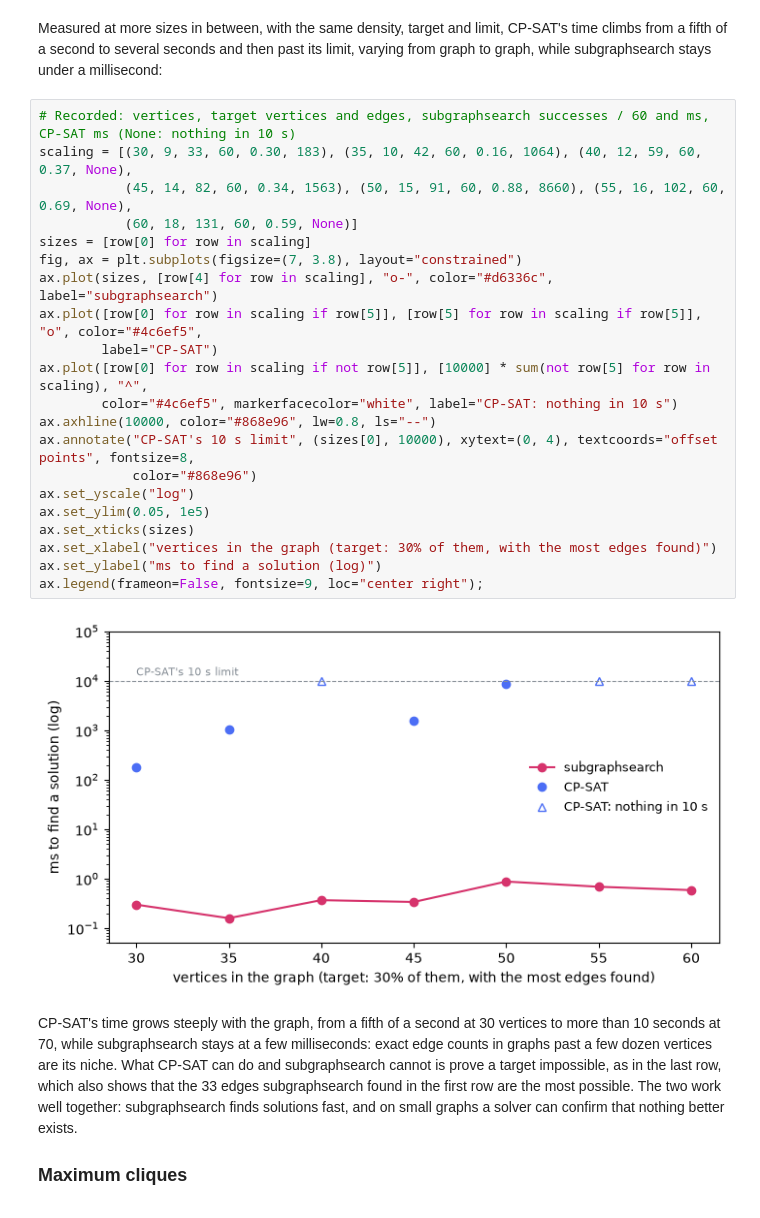
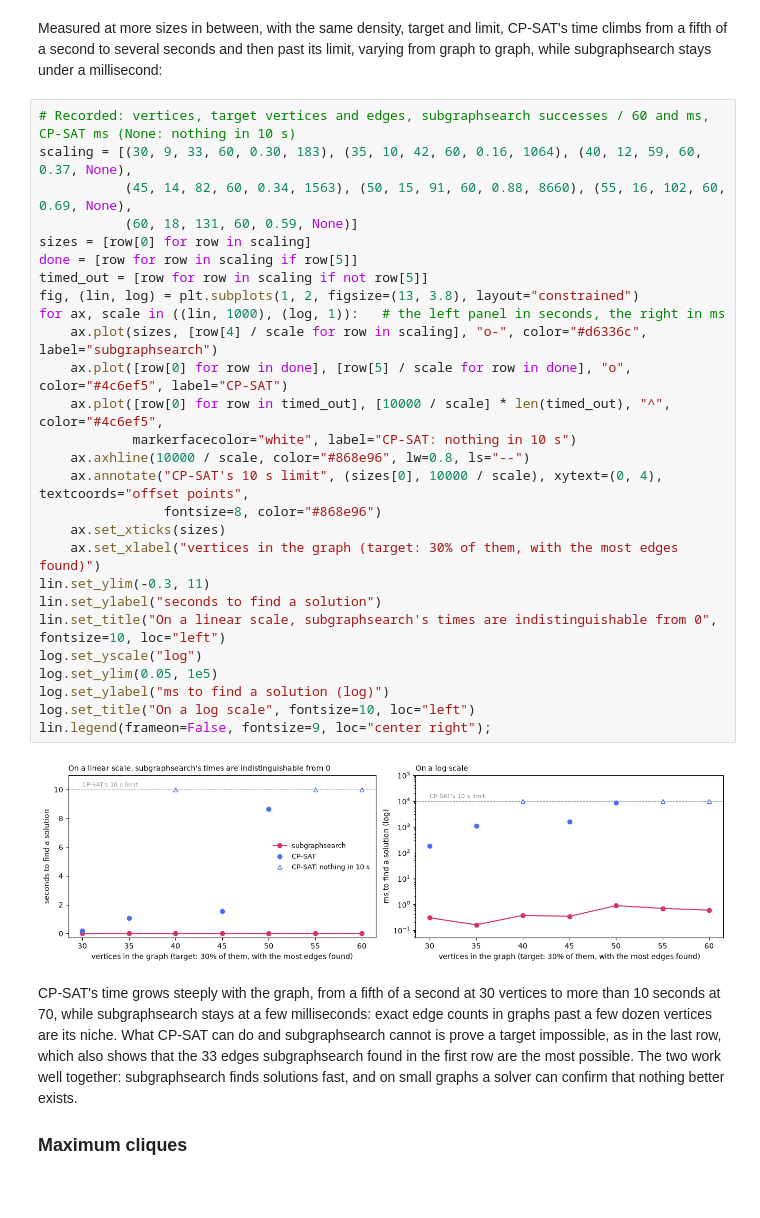
Before and after one commit to vglazer/subgraphsearch, a Jupyter notebook: examples/quickstart.ipynb, the cells around one changed output. Cells and saved outputs as stored; diff of their text form.

```diff
--- a/examples/quickstart.ipynb
+++ b/examples/quickstart.ipynb
@@ -290,26 +290,32 @@ under a millisecond:
 # %%
 # Recorded: vertices, target vertices and edges, subgraphsearch successes / 60 and ms, CP-SAT ms (None: nothing in 10 s)
 scaling = [(30, 9, 33, 60, 0.30, 183), (35, 10, 42, 60, 0.16, 1064), (40, 12, 59, 60, 0.37, None),
            (45, 14, 82, 60, 0.34, 1563), (50, 15, 91, 60, 0.88, 8660), (55, 16, 102, 60, 0.69, None),
            (60, 18, 131, 60, 0.59, None)]
 sizes = [row[0] for row in scaling]
-fig, ax = plt.subplots(figsize=(7, 3.8), layout="constrained")
-ax.plot(sizes, [row[4] for row in scaling], "o-", color="#d6336c", label="subgraphsearch")
-ax.plot([row[0] for row in scaling if row[5]], [row[5] for row in scaling if row[5]], "o", color="#4c6ef5",
-        label="CP-SAT")
-ax.plot([row[0] for row in scaling if not row[5]], [10000] * sum(not row[5] for row in scaling), "^",
-        color="#4c6ef5", markerfacecolor="white", label="CP-SAT: nothing in 10 s")
-ax.axhline(10000, color="#868e96", lw=0.8, ls="--")
-ax.annotate("CP-SAT's 10 s limit", (sizes[0], 10000), xytext=(0, 4), textcoords="offset points", fontsize=8,
-            color="#868e96")
-ax.set_yscale("log")
-ax.set_ylim(0.05, 1e5)
-ax.set_xticks(sizes)
-ax.set_xlabel("vertices in the graph (target: 30% of them, with the most edges found)")
-ax.set_ylabel("ms to find a solution (log)")
-ax.legend(frameon=False, fontsize=9, loc="center right");
+done = [row for row in scaling if row[5]]
+timed_out = [row for row in scaling if not row[5]]
+fig, (lin, log) = plt.subplots(1, 2, figsize=(13, 3.8), layout="constrained")
+for ax, scale in ((lin, 1000), (log, 1)):   # the left panel in seconds, the right in ms
+    ax.plot(sizes, [row[4] / scale for row in scaling], "o-", color="#d6336c", label="subgraphsearch")
+    ax.plot([row[0] for row in done], [row[5] / scale for row in done], "o", color="#4c6ef5", label="CP-SAT")
+    ax.plot([row[0] for row in timed_out], [10000 / scale] * len(timed_out), "^", color="#4c6ef5",
+            markerfacecolor="white", label="CP-SAT: nothing in 10 s")
+    ax.axhline(10000 / scale, color="#868e96", lw=0.8, ls="--")
+    ax.annotate("CP-SAT's 10 s limit", (sizes[0], 10000 / scale), xytext=(0, 4), textcoords="offset points",
+                fontsize=8, color="#868e96")
+    ax.set_xticks(sizes)
+    ax.set_xlabel("vertices in the graph (target: 30% of them, with the most edges found)")
+lin.set_ylim(-0.3, 11)
+lin.set_ylabel("seconds to find a solution")
+lin.set_title("On a linear scale, subgraphsearch's times are indistinguishable from 0", fontsize=10, loc="left")
+log.set_yscale("log")
+log.set_ylim(0.05, 1e5)
+log.set_ylabel("ms to find a solution (log)")
+log.set_title("On a log scale", fontsize=10, loc="left")
+lin.legend(frameon=False, fontsize=9, loc="center right");
 # %% [output]
-[figure, old version]
+[figure, new version]
 # %% [markdown]
 CP-SAT's time grows steeply with the graph, from a fifth of a second at 30 vertices to more than 10 seconds at 70,
 while subgraphsearch stays at a few milliseconds: exact edge counts in graphs past a few dozen vertices are its
```
Also changed, not shown: parts of 2 cells of this notebook, 2 other files.
